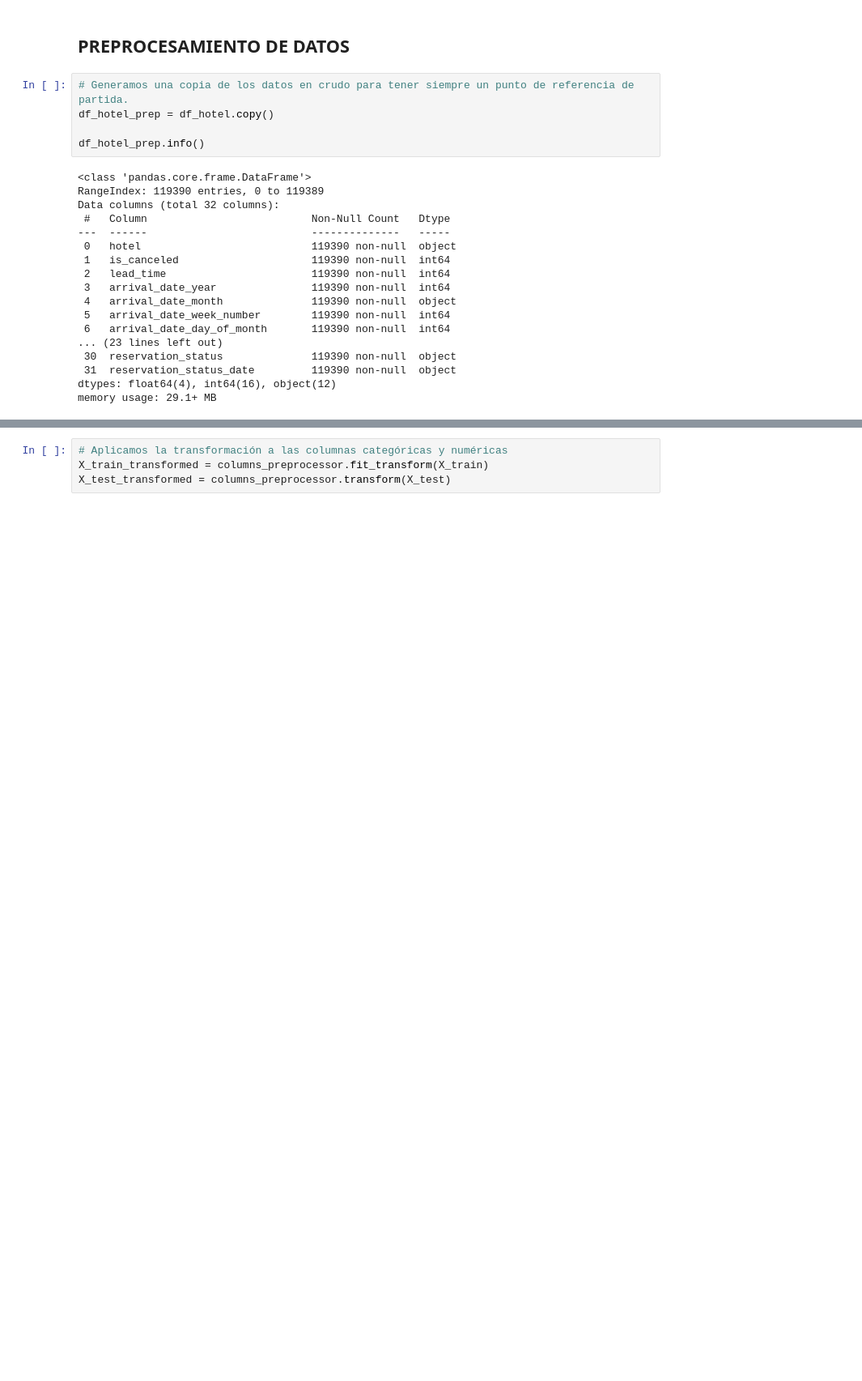
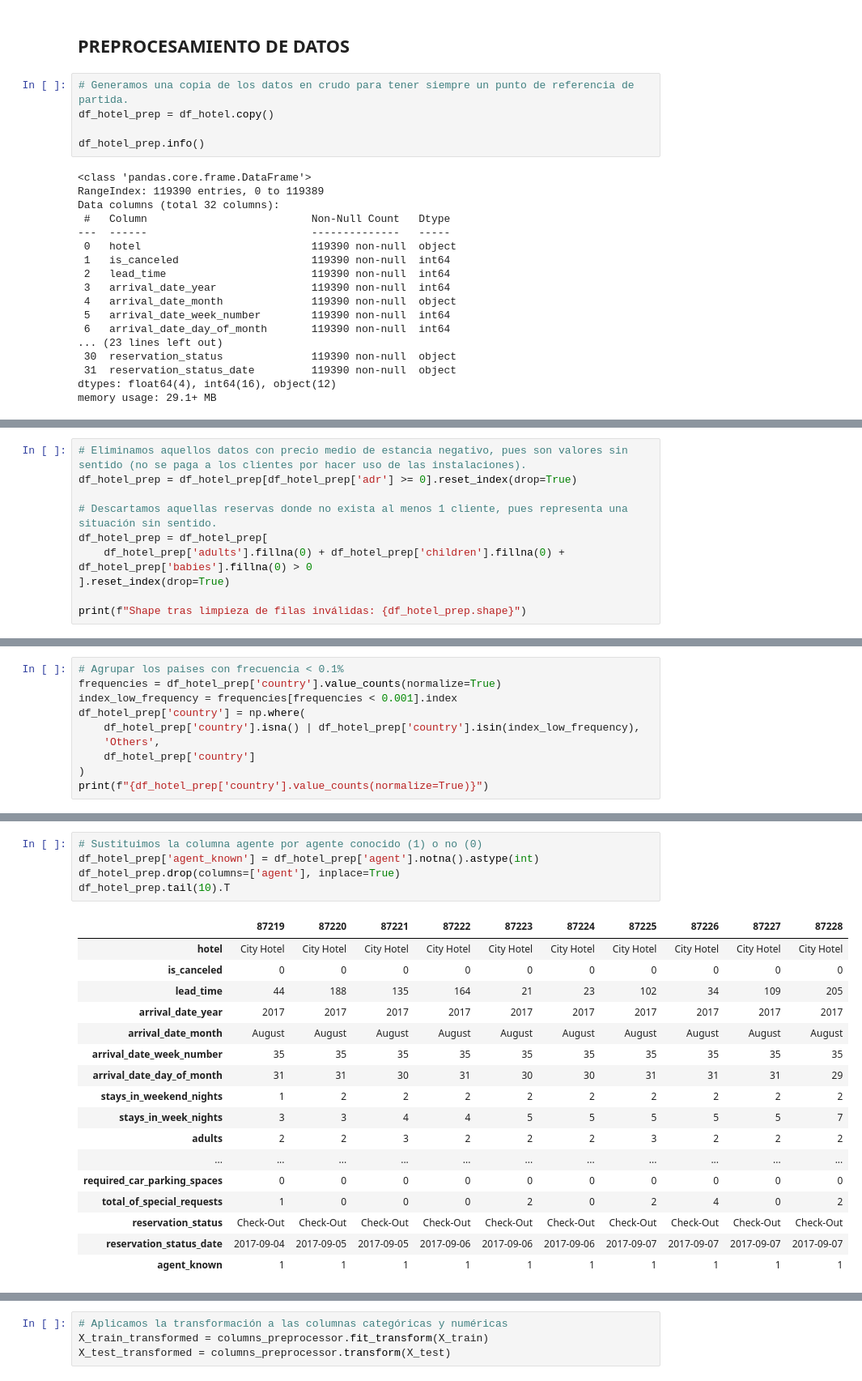
Before and after one commit to RaulRX/hotel-cancellation-ml, a Jupyter notebook: notebooks/final/Pruebas_RedNeuronalMulticapa_final.ipynb, the cells around one changed output, grey strips where cells are left out. Shown at 81% size. Saved outputs shown, nothing was run; the diff lists cells and outputs as text; blank space fills up the shorter version.

```diff
--- a/notebooks/final/Pruebas_RedNeuronalMulticapa_final.ipynb
+++ b/notebooks/final/Pruebas_RedNeuronalMulticapa_final.ipynb
@@ -78,0 +99,10 @@ memory usage: 29.1+ MB
+# %%
+# Eliminamos aquellos datos con precio medio de estancia negativo, pues son valores sin sentido (no se paga a los clientes por hacer uso de las instalaciones).
+df_hotel_prep = df_hotel_prep[df_hotel_prep['adr'] >= 0].reset_index(drop=True)
+
+# Descartamos aquellas reservas donde no exista al menos 1 cliente, pues representa una situación sin sentido.
+df_hotel_prep = df_hotel_prep[
+    df_hotel_prep['adults'].fillna(0) + df_hotel_prep['children'].fillna(0) + df_hotel_prep['babies'].fillna(0) > 0
+].reset_index(drop=True)
+
+print(f"Shape tras limpieza de filas inválidas: {df_hotel_prep.shape}")
@@ -78,0 +111,10 @@ memory usage: 29.1+ MB
+# %%
+# Agrupar los paises con frecuencia < 0.1%
+frequencies = df_hotel_prep['country'].value_counts(normalize=True)
+index_low_frequency = frequencies[frequencies < 0.001].index
+df_hotel_prep['country'] = np.where(
+    df_hotel_prep['country'].isna() | df_hotel_prep['country'].isin(index_low_frequency),
+    'Others',
+    df_hotel_prep['country']
+)
+print(f"{df_hotel_prep['country'].value_counts(normalize=True)}")
@@ -78,0 +175,23 @@ memory usage: 29.1+ MB
+# %%
+# Sustituimos la columna agente por agente conocido (1) o no (0)
+df_hotel_prep['agent_known'] = df_hotel_prep['agent'].notna().astype(int)
+df_hotel_prep.drop(columns=['agent'], inplace=True)
+df_hotel_prep.tail(10).T
+# %% [output]
+|  | 87219 | 87220 | 87221 | 87222 | 87223 | 87224 | 87225 | 87226 | 87227 | 87228 |
+| hotel | City Hotel | City Hotel | City Hotel | City Hotel | City Hotel | City Hotel | City Hotel | City Hotel | City Hotel | City Hotel |
+| is_canceled | 0 | 0 | 0 | 0 | 0 | 0 | 0 | 0 | 0 | 0 |
+| lead_time | 44 | 188 | 135 | 164 | 21 | 23 | 102 | 34 | 109 | 205 |
+| arrival_date_year | 2017 | 2017 | 2017 | 2017 | 2017 | 2017 | 2017 | 2017 | 2017 | 2017 |
+| arrival_date_month | August | August | August | August | August | August | August | August | August | August |
+| arrival_date_week_number | 35 | 35 | 35 | 35 | 35 | 35 | 35 | 35 | 35 | 35 |
+| arrival_date_day_of_month | 31 | 31 | 30 | 31 | 30 | 30 | 31 | 31 | 31 | 29 |
+| stays_in_weekend_nights | 1 | 2 | 2 | 2 | 2 | 2 | 2 | 2 | 2 | 2 |
+| stays_in_week_nights | 3 | 3 | 4 | 4 | 5 | 5 | 5 | 5 | 5 | 7 |
+| adults | 2 | 2 | 3 | 2 | 2 | 2 | 3 | 2 | 2 | 2 |
+| ... | ... | ... | ... | ... | ... | ... | ... | ... | ... | ... |
+| required_car_parking_spaces | 0 | 0 | 0 | 0 | 0 | 0 | 0 | 0 | 0 | 0 |
+| total_of_special_requests | 1 | 0 | 0 | 0 | 2 | 0 | 2 | 4 | 0 | 2 |
+| reservation_status | Check-Out | Check-Out | Check-Out | Check-Out | Check-Out | Check-Out | Check-Out | Check-Out | Check-Out | Check-Out |
+| reservation_status_date | 2017-09-04 | 2017-09-05 | 2017-09-05 | 2017-09-06 | 2017-09-06 | 2017-09-06 | 2017-09-07 | 2017-09-07 | 2017-09-07 | 2017-09-07 |
+| agent_known | 1 | 1 | 1 | 1 | 1 | 1 | 1 | 1 | 1 | 1 |
```
Also changed, not shown: parts of 27 cells of this notebook.
